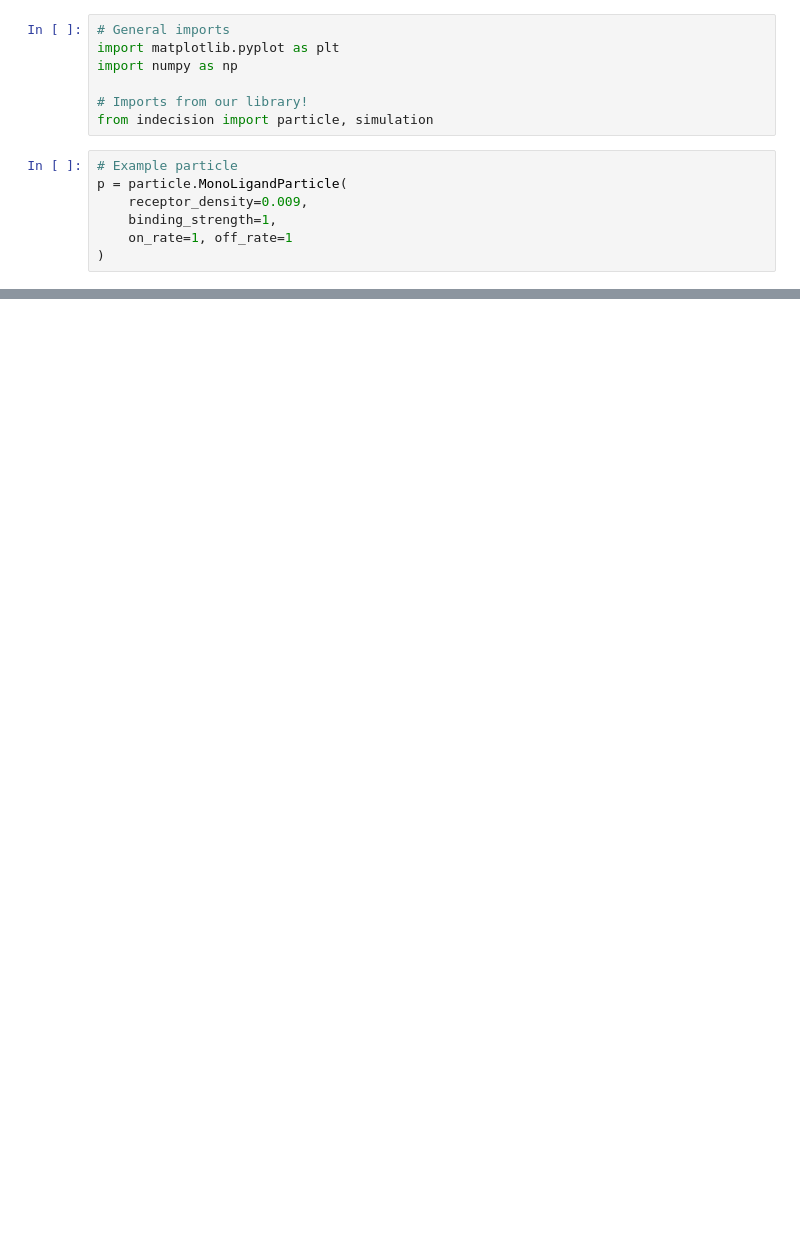
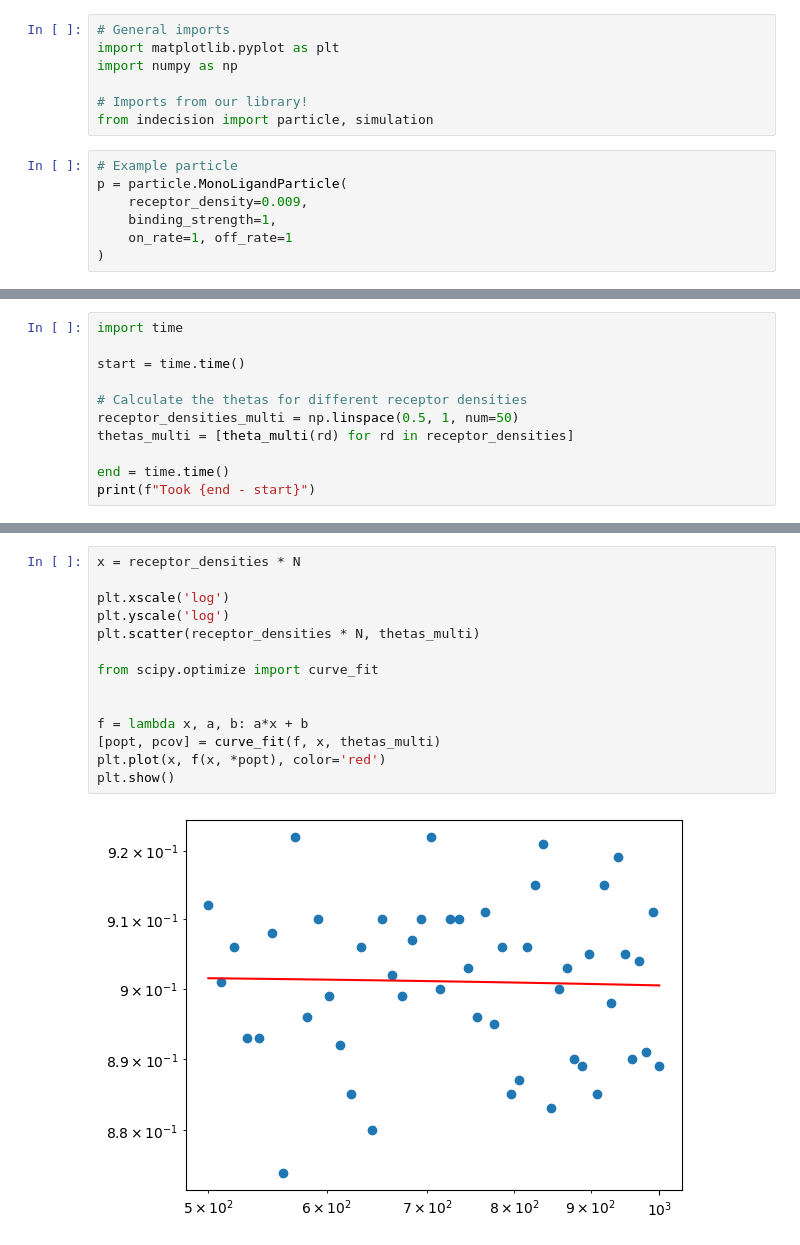
Before and after one commit to odilf/indecision, a Jupyter notebook: notebooks/Frenkel 2011.ipynb, the cells around one changed output, grey strips where cells are left out. Drawn from its saved outputs; the diff is of its cells as text; blank space fills up the shorter version.

```diff
--- a/notebooks/Frenkel 2011.ipynb
+++ b/notebooks/Frenkel 2011.ipynb
@@ -64,0 +132,11 @@ plt.scatter(receptor_densities * N, thetas)
+# %%
+import time
+
+start = time.time()
+
+# Calculate the thetas for different receptor densities
+receptor_densities_multi = np.linspace(0.5, 1, num=50)
+thetas_multi = [theta_multi(rd) for rd in receptor_densities]
+
+end = time.time()
+print(f"Took {end - start}")
@@ -64,0 +145,16 @@ plt.scatter(receptor_densities * N, thetas)
+# %%
+x = receptor_densities * N
+
+plt.xscale('log')
+plt.yscale('log')
+plt.scatter(receptor_densities * N, thetas_multi)
+
+from scipy.optimize import curve_fit
+
+
+f = lambda x, a, b: a*x + b
+[popt, pcov] = curve_fit(f, x, thetas_multi)
+plt.plot(x, f(x, *popt), color='red')
+plt.show()
+# %% [output]
+[figure, added]
```
Also changed, not shown: parts of 8 cells of this notebook, 3 other files.
